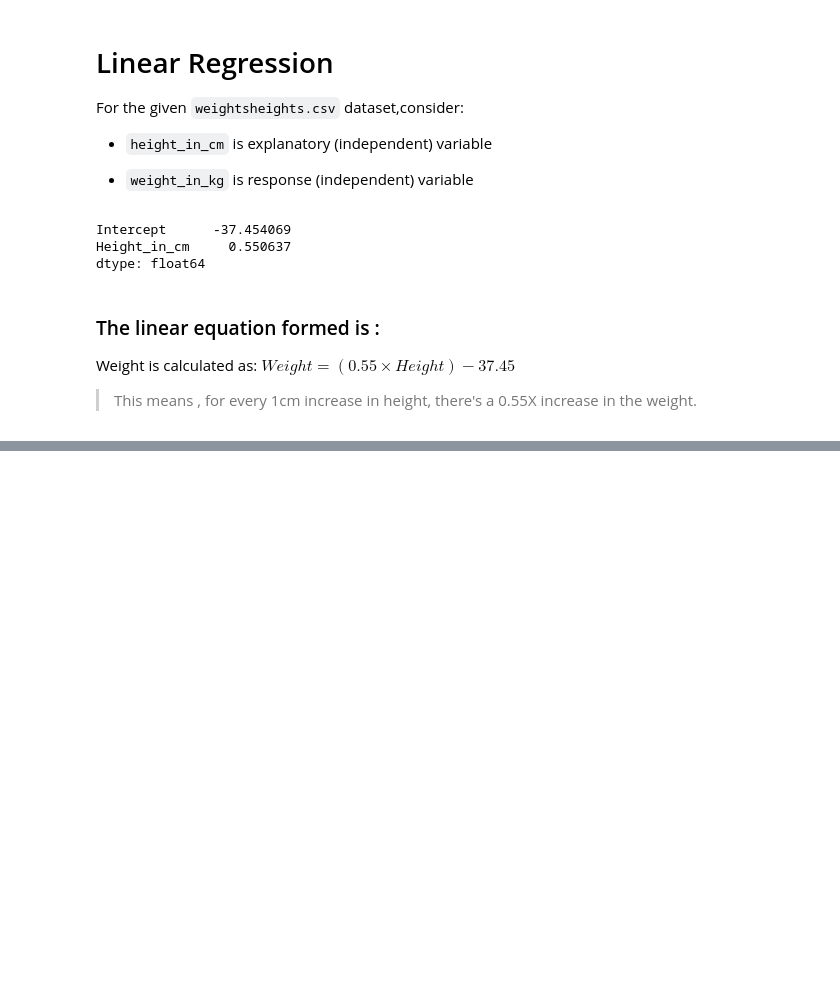
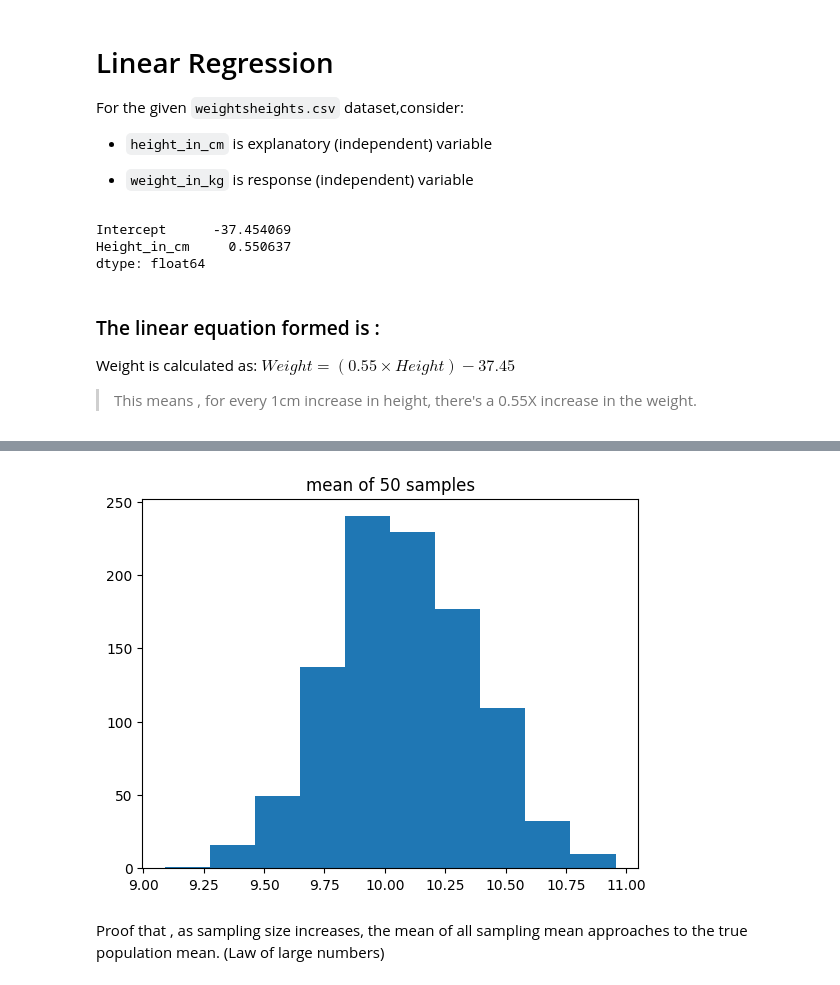
Before and after one commit to abhijeet-bhambere/python-ml-trail, a Jupyter notebook: ml_revision_1.ipynb, the cells around one changed output, grey strips where cells are left out. Drawn from its saved outputs; the diff is of its cells as text; code cells hidden in the pictures; blank space fills up the shorter version.

```diff
--- a/ml_revision_1.ipynb
+++ b/ml_revision_1.ipynb
@@ -176,0 +245,7 @@ Index(['Height_in_cm', 'Weight_in_kg'], dtype='str')
+# %%
+# taking mean of 50 such samples -- using for loop
+# intiating as an empty list
+mean_of_50samples = []
+# using a for loop to generate the means
+for i in range(1000):
+    mean_of_50samples.append(np.mean(norm_sampledf.sample(n=50)))
@@ -176,0 +257,8 @@ Index(['Height_in_cm', 'Weight_in_kg'], dtype='str')
+# %%
+plt.title("mean of 50 samples")
+plt.hist(mean_of_50samples)
+plt.show()
+# %% [output]
+[figure, added]
+# %% [markdown]
+Proof that , as sampling size increases, the mean of all sampling mean approaches to the true population mean. (Law of large numbers)
```
Also changed, not shown: parts of 11 cells of this notebook.
